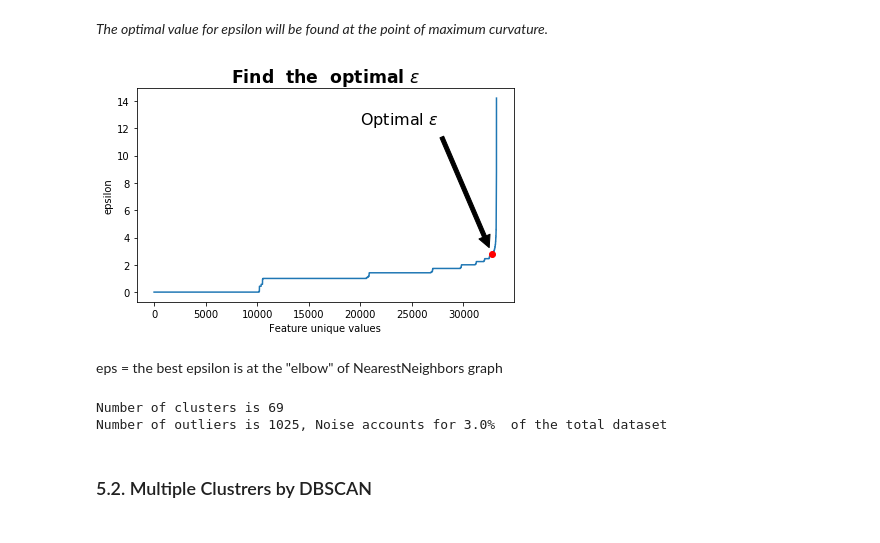
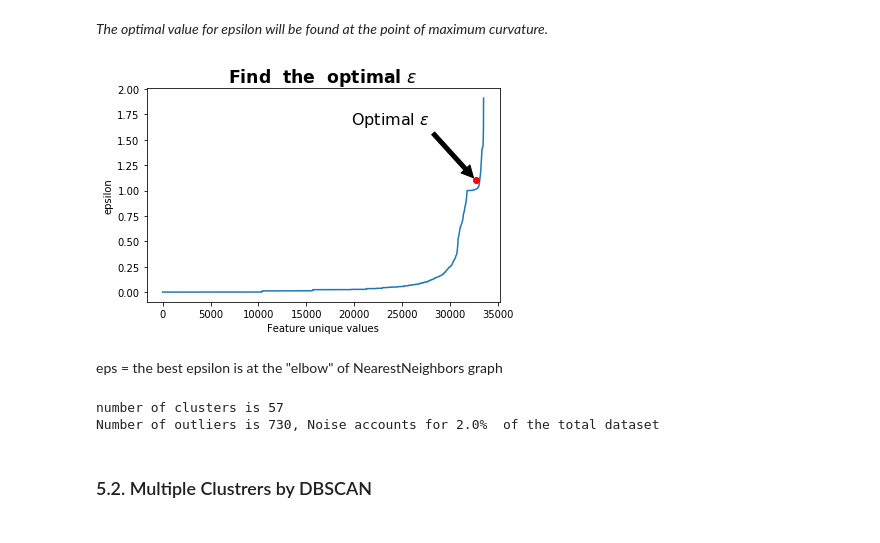
Before and after one commit to ophirshurany/Data-Science-, a Jupyter notebook: Data_Science_NB.ipynb, the cells around one changed output. Saved outputs shown, nothing was run; the diff lists cells and outputs as text; code cells hidden in the pictures.

```diff
--- a/Data_Science_NB.ipynb
+++ b/Data_Science_NB.ipynb
@@ -201,10 +234,9 @@ df.loc[(df['job']=='unknown') & (df['education']==1), 'job'] = 'blue-collar'
 df.loc[(df['job']=='unknown') & (df['education']==3), 'job'] = 'technician'
 #education
 df['education'] = df.education.replace(np.nan,'unknown',regex=True)
-df.loc[(df['education']=='unknown') & (df['job']=='management'), 'education'] = 4
+df.loc[(df['education']=='unknown') & (df['job']=='administration_management'), 'education'] = 4
 df.loc[(df['education']=='unknown') & (df['job']=='services'), 'education'] = 2
 #Impute by mean value for age & campaign
-#df = df.replace('unknown',np.nan)
 #age
 from sklearn.impute import SimpleImputer
 imputer = SimpleImputer(missing_values=np.nan,strategy='mean')
@@ -309,3 +348,5 @@ Finally, the total NaN rows = 0
+# %%
+df=df.drop(["duration","Q_4"],axis=1)
 # %% [markdown]
 <h3>2.5. correlation heat map<h2>
 # %%
@@ -342,4 +372,3 @@ Delete Q4 in order to avoid dummy variable trap.
 # %%
 #Delete the features above at 1 command
-df=df.drop(["duration","Q_4","euribor3m","emp.var.rate","poutcome_nonexistent","marital_single"],axis=1)
-df_copy_feature_filtered=df_copy_original.drop(["duration","euribor3m","emp.var.rate"],axis=1)
+df=df.drop(["euribor3m","emp.var.rate","poutcome_nonexistent","marital_single","pdays_missing"],axis=1)
@@ -432,6 +464,6 @@ df_outliers=df_with_outliers[["previous"]]
 # %%
 from sklearn.preprocessing import MinMaxScaler
 numeric_df = df.select_dtypes(exclude="object")
-scaler = MinMaxScaler((-1,1))
+scaler = MinMaxScaler()
 normalized_df_data =scaler.fit_transform(numeric_df.values)
-x_scaled=numeric_df
+df_scaled=pd.DataFrame(normalized_df_data,columns=numeric_df.columns)
@@ -444,37 +497,34 @@ x_scaled=numeric_df
 # %%
 from sklearn.neighbors import NearestNeighbors
 neigh = NearestNeighbors(n_neighbors=2)
-nbrs = neigh.fit(x_scaled)
-distances, indices = nbrs.kneighbors(x_scaled)
+nbrs = neigh.fit(df_scaled)
+distances, indices = nbrs.kneighbors(df_scaled)
 distances = np.sort(distances, axis=0)
 distances = distances[:,1]
 plt.plot(distances)
 plt.title("Find  the  optimal "+r'$  \varepsilon$',fontsize='xx-large', fontweight='bold')
 plt.ylabel("epsilon")
 plt.xlabel("Feature unique values")
-plt.plot([32758], [2.8], 'ro')
-plt.annotate('Optimal '+r'$\varepsilon$', (32758,2.8),
+plt.plot([32710], [1.1], 'ro')
+plt.annotate('Optimal '+r'$\varepsilon$', (32710,1.1),
             xytext=(0.8, 0.9), textcoords='axes fraction',
             arrowprops=dict(facecolor='black', shrink=0.05),
             fontsize=16,
             horizontalalignment='right', verticalalignment='top')
 plt.tight_layout()
 # %% [output]
-[figure, old version]
+[figure, new version]
 # %% [markdown]
 eps = the best epsilon is at the "elbow" of NearestNeighbors graph
 # %%
 from sklearn.cluster import DBSCAN
-db = DBSCAN(eps=2.8).fit(x_scaled)
+db = DBSCAN(eps=1.1,min_samples=5).fit(df_scaled)
 labels=db.labels_
 clusterNum=len(set(labels))
-df["cluster_Db"]=labels
-realClusterNum=len(set(labels))-(1 if -1 in labels else 0)
-print("Number of clusters is "+str(realClusterNum))
-df = df[df.cluster_Db != -1]
-Num_outliers_1st=df_with_outliers.shape[0]-df.shape[0]
-noise_percentage=round(100*Num_outliers_1st/df.shape[0],0)
-print("Number of outliers is "+str(Num_outliers_1st)+ ", Noise accounts for "+str(noise_percentage)+"%  of the total dataset" )
+print("number of clusters is "+str(clusterNum))
+noise=np.count_nonzero(labels == -1)
+noise_percentage=round(100*noise/df_scaled.shape[0],0)
+print("Number of outliers is "+str(noise)+ ", Noise accounts for "+str(noise_percentage)+"%  of the total dataset" )
 # %% [output]
-Number of clusters is 69
-Number of outliers is 1025, Noise accounts for 3.0%  of the total dataset
+number of clusters is 57
+Number of outliers is 730, Noise accounts for 2.0%  of the total dataset
```
Also changed, not shown: parts of 39 cells of this notebook, 3 other files.
